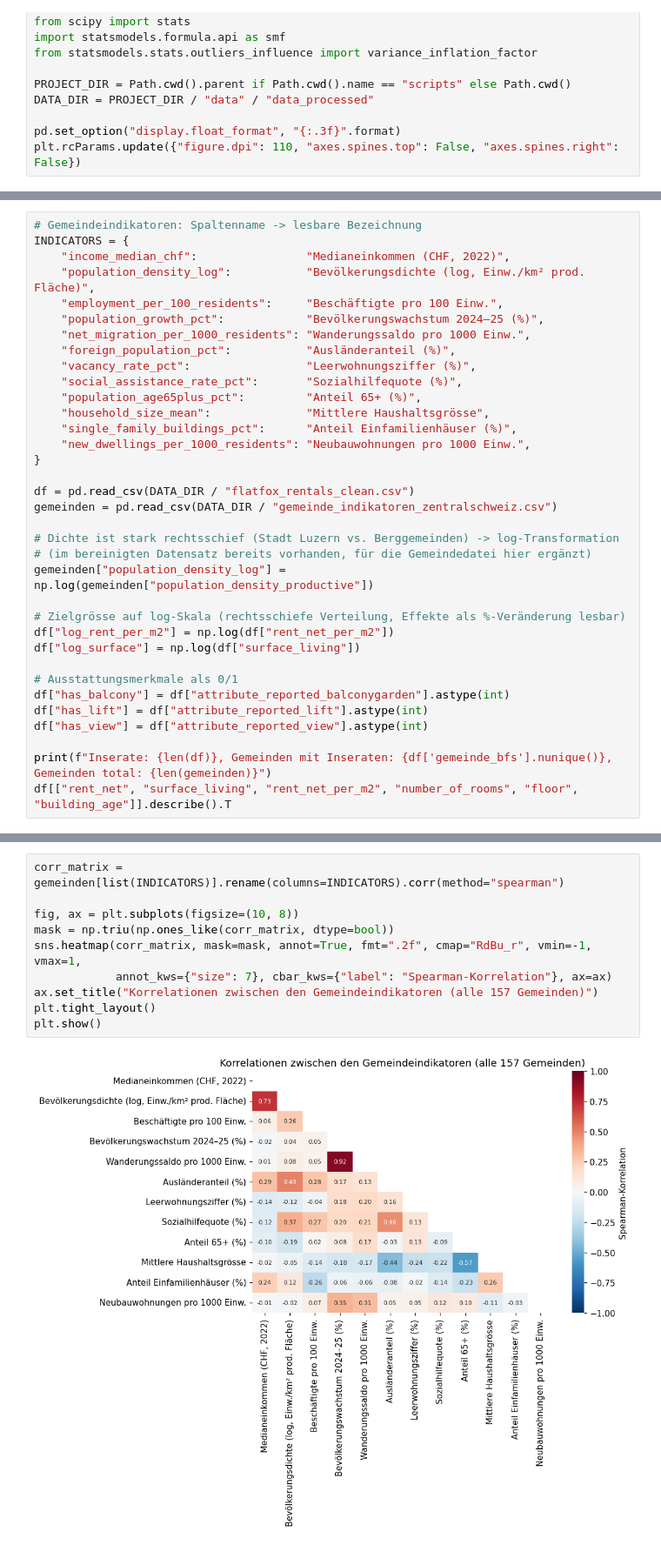
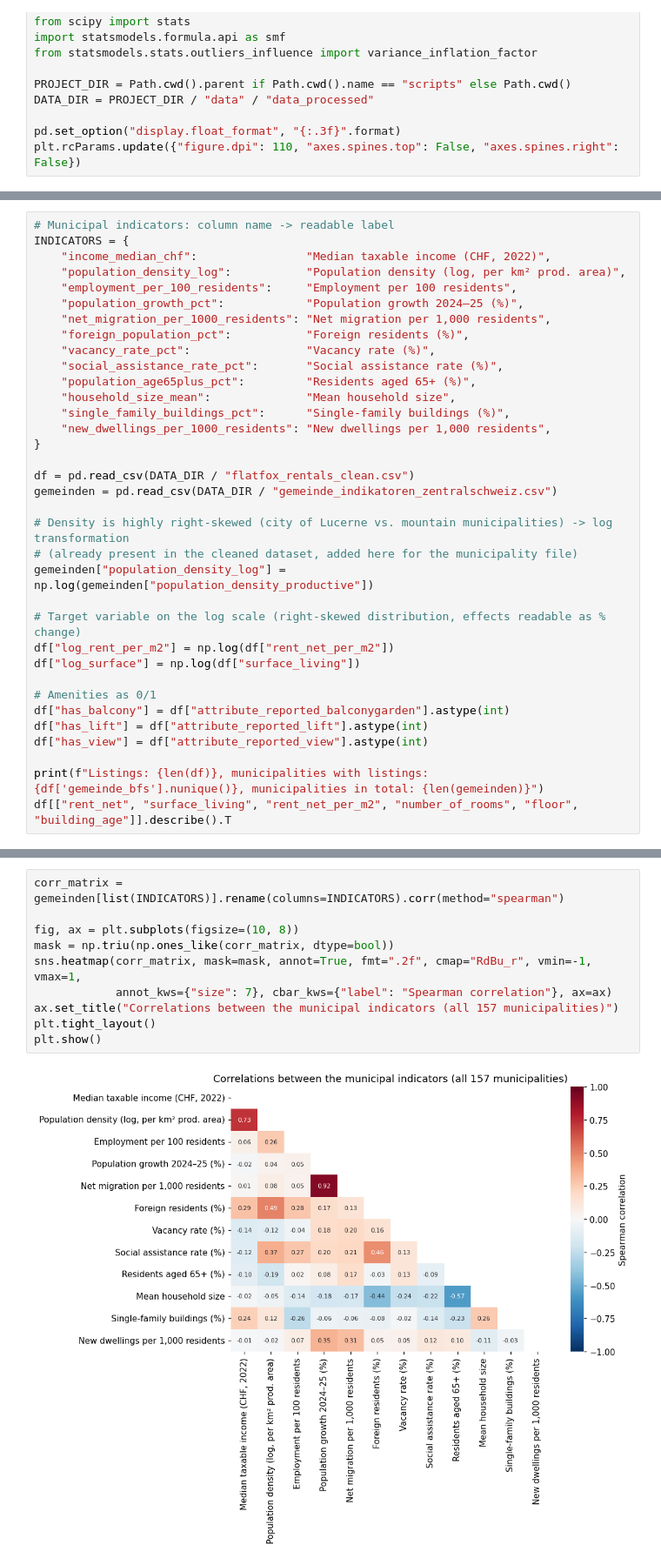
Before and after one commit to ruefeenr/CIP_HS26_204, a Jupyter notebook: scripts/rent_factors_analysis.ipynb, the cells around one changed output, grey strips where cells are left out. Shown at 87% size. Drawn from its saved outputs; the diff is of its cells as text.

```diff
--- a/scripts/rent_factors_analysis.ipynb
+++ b/scripts/rent_factors_analysis.ipynb
@@ -69,36 +69,36 @@ Die Tabelle zeigt pro Variable die Anzahl vorhandener Werte (`count`), Mittelwer
 # %%
-# Gemeindeindikatoren: Spaltenname -> lesbare Bezeichnung
+# Municipal indicators: column name -> readable label
 INDICATORS = {
-    "income_median_chf":                "Medianeinkommen (CHF, 2022)",
-    "population_density_log":           "Bevölkerungsdichte (log, Einw./km² prod. Fläche)",
-    "employment_per_100_residents":     "Beschäftigte pro 100 Einw.",
-    "population_growth_pct":            "Bevölkerungswachstum 2024–25 (%)",
-    "net_migration_per_1000_residents": "Wanderungssaldo pro 1000 Einw.",
-    "foreign_population_pct":           "Ausländeranteil (%)",
-    "vacancy_rate_pct":                 "Leerwohnungsziffer (%)",
-    "social_assistance_rate_pct":       "Sozialhilfequote (%)",
-    "population_age65plus_pct":         "Anteil 65+ (%)",
-    "household_size_mean":              "Mittlere Haushaltsgrösse",
-    "single_family_buildings_pct":      "Anteil Einfamilienhäuser (%)",
-    "new_dwellings_per_1000_residents": "Neubauwohnungen pro 1000 Einw.",
+    "income_median_chf":                "Median taxable income (CHF, 2022)",
+    "population_density_log":           "Population density (log, per km² prod. area)",
+    "employment_per_100_residents":     "Employment per 100 residents",
+    "population_growth_pct":            "Population growth 2024–25 (%)",
+    "net_migration_per_1000_residents": "Net migration per 1,000 residents",
+    "foreign_population_pct":           "Foreign residents (%)",
+    "vacancy_rate_pct":                 "Vacancy rate (%)",
+    "social_assistance_rate_pct":       "Social assistance rate (%)",
+    "population_age65plus_pct":         "Residents aged 65+ (%)",
+    "household_size_mean":              "Mean household size",
+    "single_family_buildings_pct":      "Single-family buildings (%)",
+    "new_dwellings_per_1000_residents": "New dwellings per 1,000 residents",
 }
 
 df = pd.read_csv(DATA_DIR / "flatfox_rentals_clean.csv")
 gemeinden = pd.read_csv(DATA_DIR / "gemeinde_indikatoren_zentralschweiz.csv")
 
-# Dichte ist stark rechtsschief (Stadt Luzern vs. Berggemeinden) -> log-Transformation
-# (im bereinigten Datensatz bereits vorhanden, für die Gemeindedatei hier ergänzt)
+# Density is highly right-skewed (city of Lucerne vs. mountain municipalities) -> log transformation
+# (already present in the cleaned dataset, added here for the municipality file)
 gemeinden["population_density_log"] = np.log(gemeinden["population_density_productive"])
 
-# Zielgrösse auf log-Skala (rechtsschiefe Verteilung, Effekte als %-Veränderung lesbar)
+# Target variable on the log scale (right-skewed distribution, effects readable as % change)
 df["log_rent_per_m2"] = np.log(df["rent_net_per_m2"])
 df["log_surface"] = np.log(df["surface_living"])
 
-# Ausstattungsmerkmale als 0/1
+# Amenities as 0/1
 df["has_balcony"] = df["attribute_reported_balconygarden"].astype(int)
 df["has_lift"] = df["attribute_reported_lift"].astype(int)
 df["has_view"] = df["attribute_reported_view"].astype(int)
 
-print(f"Inserate: {len(df)}, Gemeinden mit Inseraten: {df['gemeinde_bfs'].nunique()}, Gemeinden total: {len(gemeinden)}")
+print(f"Listings: {len(df)}, municipalities with listings: {df['gemeinde_bfs'].nunique()}, municipalities in total: {len(gemeinden)}")
 df[["rent_net", "surface_living", "rent_net_per_m2", "number_of_rooms", "floor", "building_age"]].describe().T
 # %% [output]
@@ -272,13 +272,13 @@ Viele Indikatoren messen ähnliche Dinge (Stadt vs. Land). Die folgende Matrix z
 # %%
 corr_matrix = gemeinden[list(INDICATORS)].rename(columns=INDICATORS).corr(method="spearman")
 
 fig, ax = plt.subplots(figsize=(10, 8))
 mask = np.triu(np.ones_like(corr_matrix, dtype=bool))
 sns.heatmap(corr_matrix, mask=mask, annot=True, fmt=".2f", cmap="RdBu_r", vmin=-1, vmax=1,
-            annot_kws={"size": 7}, cbar_kws={"label": "Spearman-Korrelation"}, ax=ax)
-ax.set_title("Korrelationen zwischen den Gemeindeindikatoren (alle 157 Gemeinden)")
+            annot_kws={"size": 7}, cbar_kws={"label": "Spearman correlation"}, ax=ax)
+ax.set_title("Correlations between the municipal indicators (all 157 municipalities)")
 plt.tight_layout()
 plt.show()
 # %% [output]
-[figure, old version]
+[figure, new version]
 # %% [markdown]
```
Also changed, not shown: parts of 33 cells of this notebook, 4 other files.
